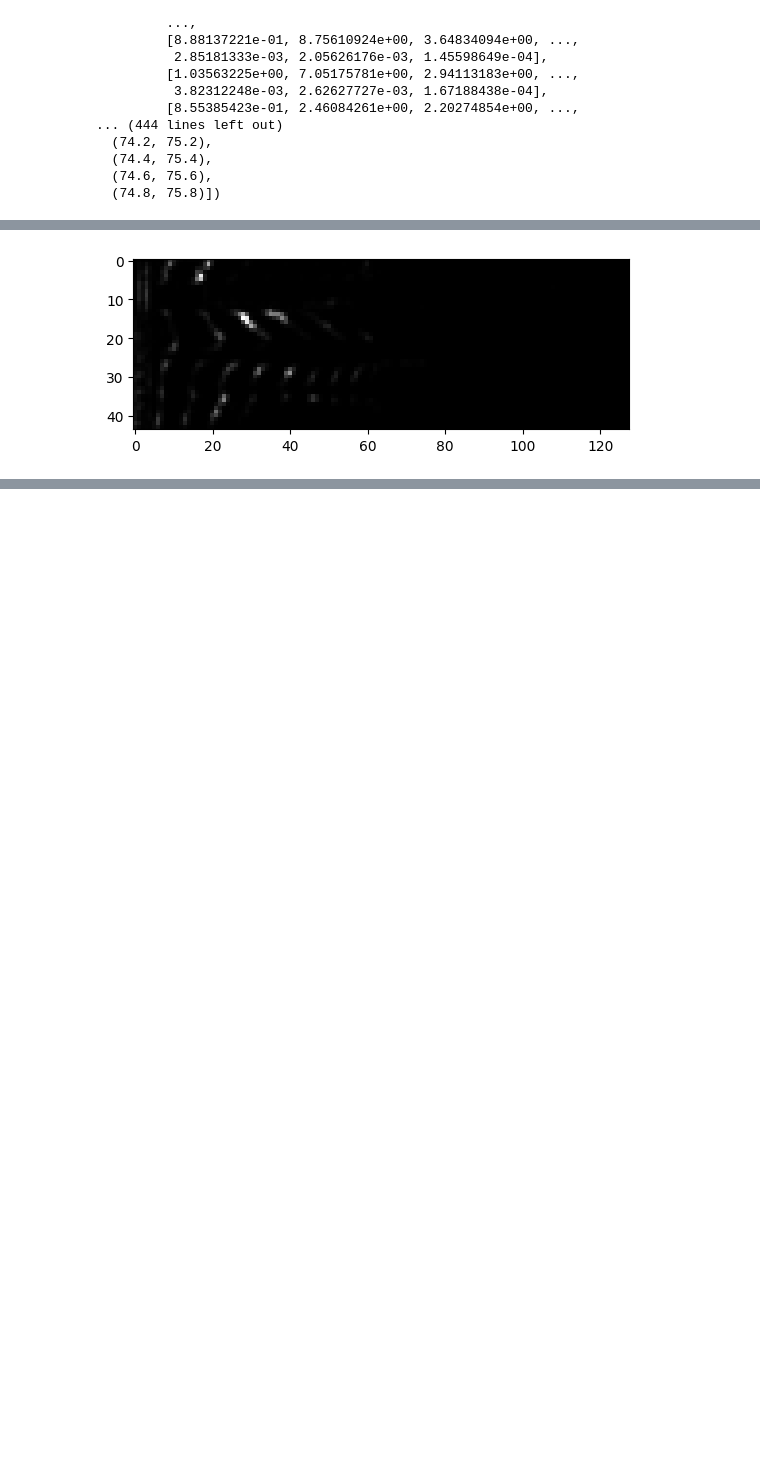
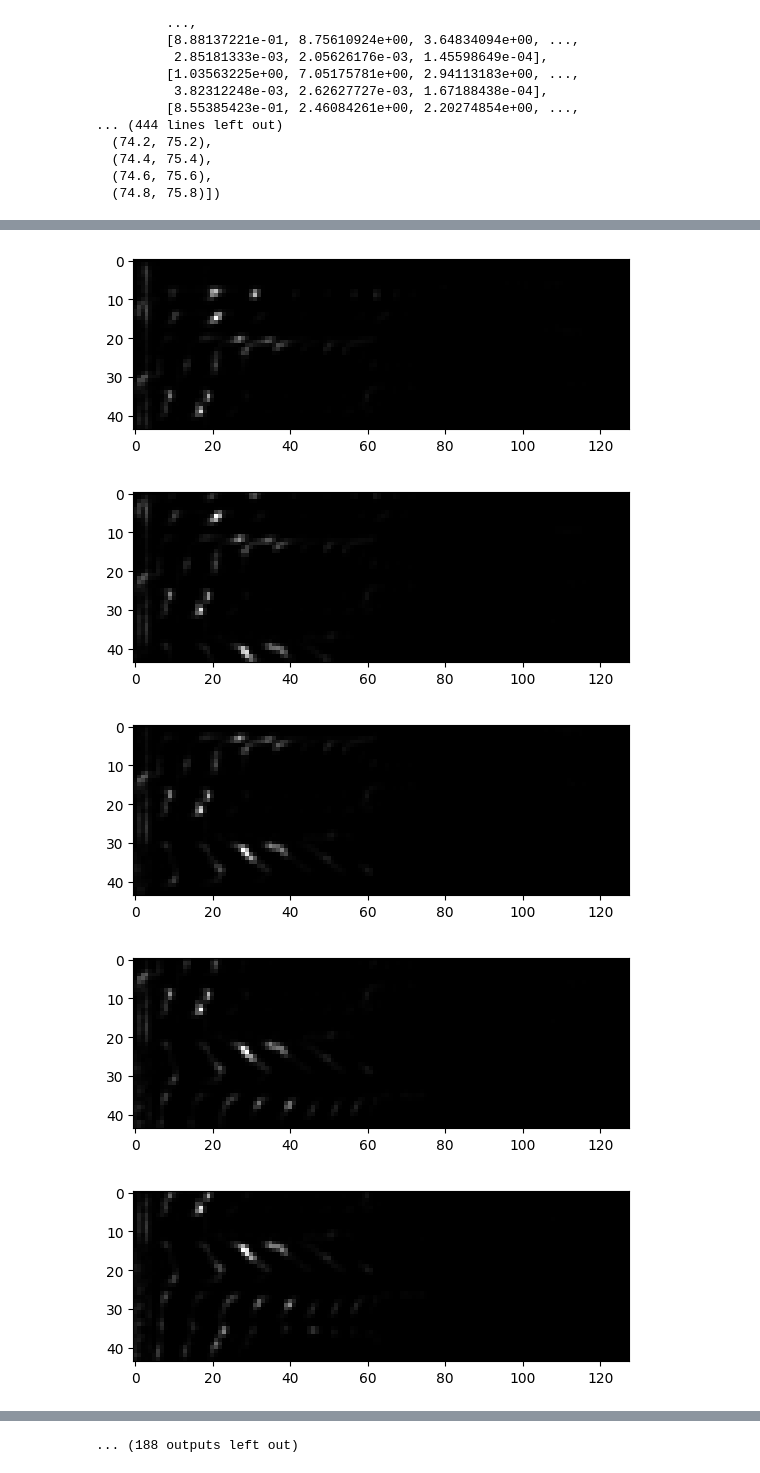
Before and after one commit to paulbridi/soundboard, a Jupyter notebook: packages/category_extractor.ipynb, the cells around one changed output, grey strips where cells are left out. Saved outputs shown, nothing was run; the diff lists cells and outputs as text; code cells hidden in the pictures; blank space fills up the shorter version.

Commit message:
Add function to scan through input audio, and output spectrograms in array form, and clip start/end times

```diff
--- a/packages/category_extractor.ipynb
+++ b/packages/category_extractor.ipynb
@@ -67,7 +69,7 @@ def scan_extract_specs(video_path, clip_length=1, hop_length=0.2):
 
     return spectrograms, clip_times
 # %%
-results = scan_extract_specs('../uploaded_video/court_tmo_interview.mp4')
+specs, times = scan_extract_specs('../uploaded_video/court_tmo_interview.mp4')
 results
 # %% [output]
 (array([[[1.44408988e-02, 7.47970194e-02, 2.07457244e-01, ...,
@@ -90,9 +96,12 @@ results
 # %%
-# Access the spectrogram at index 3
-spectrogram = results[0][4]
+# Display the spectrograms
 
-# Display the spectrogram
-plt.imshow(spectrogram, cmap='gray')
-plt.show()
+for spec in results[0]:
+    plt.imshow(spec, cmap='gray')
+    plt.show()
 # %% [output]
-[figure, old version]
+[figure, new version]
+[figure, added]
+[figure, added]
+[figure, added]
+[figure, added]
@@ -99,3 +115,4 @@ plt.show()
+... (188 outputs left out)
 # %%
 def classify_audio_clips(clips):
     X = []
```
Also changed, not shown: parts of 4 cells of this notebook, 1 other file.
